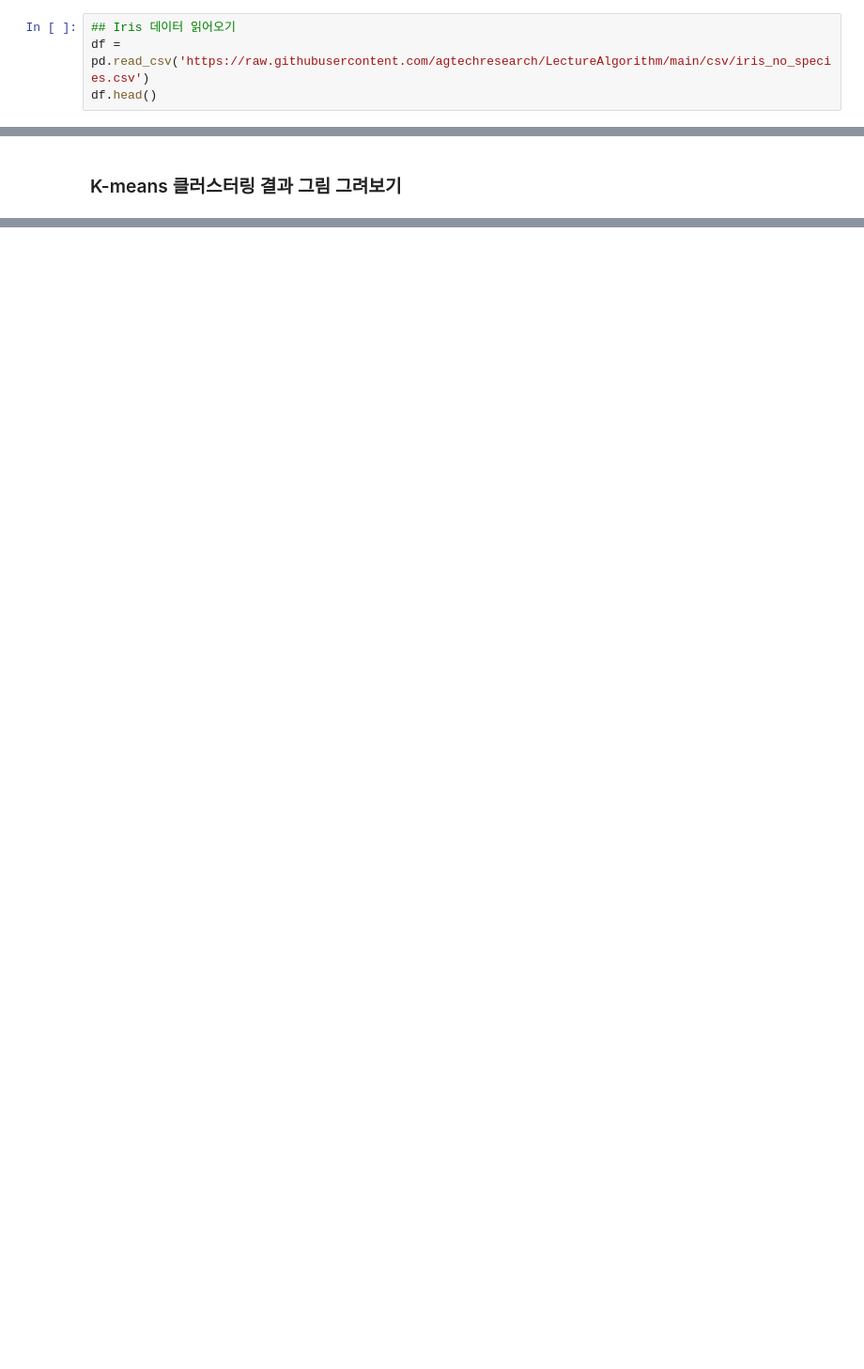
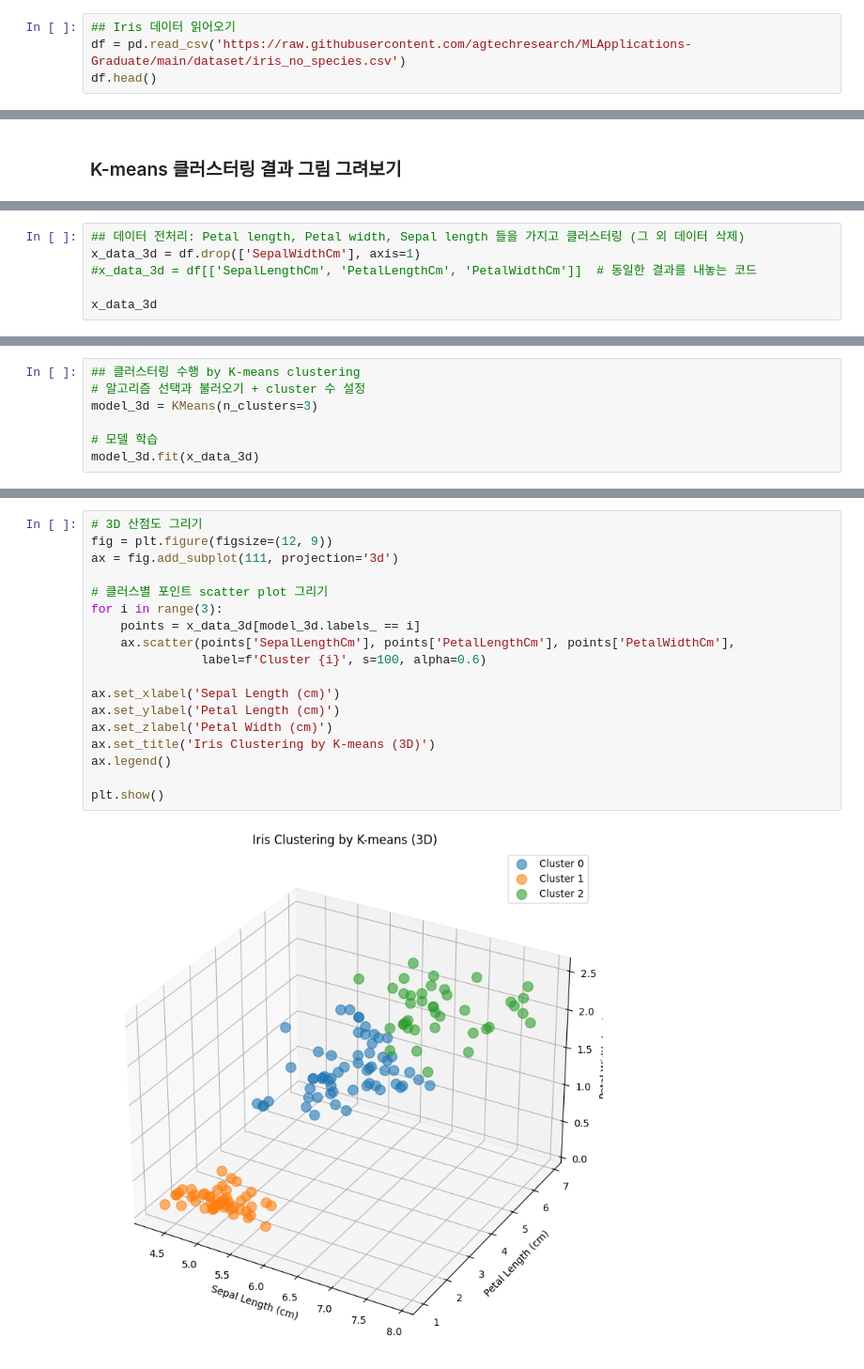
Before and after one commit to agtechresearch/MLapplications-graduate, a Jupyter notebook: W08_Iris_KmeansClustering.ipynb, the cells around one changed output, grey strips where cells are left out. Shown at 94% size. Saved outputs shown, nothing was run; the diff lists cells and outputs as text; blank space fills up the shorter version.

```diff
--- a/W08_Iris_KmeansClustering.ipynb
+++ b/W08_Iris_KmeansClustering.ipynb
@@ -29,5 +28,5 @@ warnings.filterwarnings('ignore')
 ### 붓꽃 데이터를 읽어온 후, 데이터 전처리(꽃잎의 길이와 너비)
 # %%
 ## Iris 데이터 읽어오기
-df = pd.read_csv('https://raw.githubusercontent.com/agtechresearch/LectureAlgorithm/main/csv/iris_no_species.csv')
+df = pd.read_csv('https://raw.githubusercontent.com/agtechresearch/MLApplications-Graduate/main/dataset/iris_no_species.csv')
 df.head()
@@ -83,0 +141,6 @@ plt.show()
+# %%
+## 데이터 전처리: Petal length, Petal width, Sepal length 들을 가지고 클러스터링 (그 외 데이터 삭제)
+x_data_3d = df.drop(['SepalWidthCm'], axis=1)
+#x_data_3d = df[['SepalLengthCm', 'PetalLengthCm', 'PetalWidthCm']]  # 동일한 결과를 내놓는 코드
+
+x_data_3d
@@ -83,0 +161,7 @@ plt.show()
+# %%
+## 클러스터링 수행 by K-means clustering
+# 알고리즘 선택과 불러오기 + cluster 수 설정
+model_3d = KMeans(n_clusters=3)
+
+# 모델 학습
+model_3d.fit(x_data_3d)
@@ -83,0 +170,20 @@ plt.show()
+# %%
+# 3D 산점도 그리기
+fig = plt.figure(figsize=(12, 9))
+ax = fig.add_subplot(111, projection='3d')
+
+# 클러스별 포인트 scatter plot 그리기
+for i in range(3):
+    points = x_data_3d[model_3d.labels_ == i]
+    ax.scatter(points['SepalLengthCm'], points['PetalLengthCm'], points['PetalWidthCm'],
+               label=f'Cluster {i}', s=100, alpha=0.6)
+
+ax.set_xlabel('Sepal Length (cm)')
+ax.set_ylabel('Petal Length (cm)')
+ax.set_zlabel('Petal Width (cm)')
+ax.set_title('Iris Clustering by K-means (3D)')
+ax.legend()
+
+plt.show()
+# %% [output]
+[figure, added]
```
Also changed, not shown: parts of 16 cells of this notebook.
